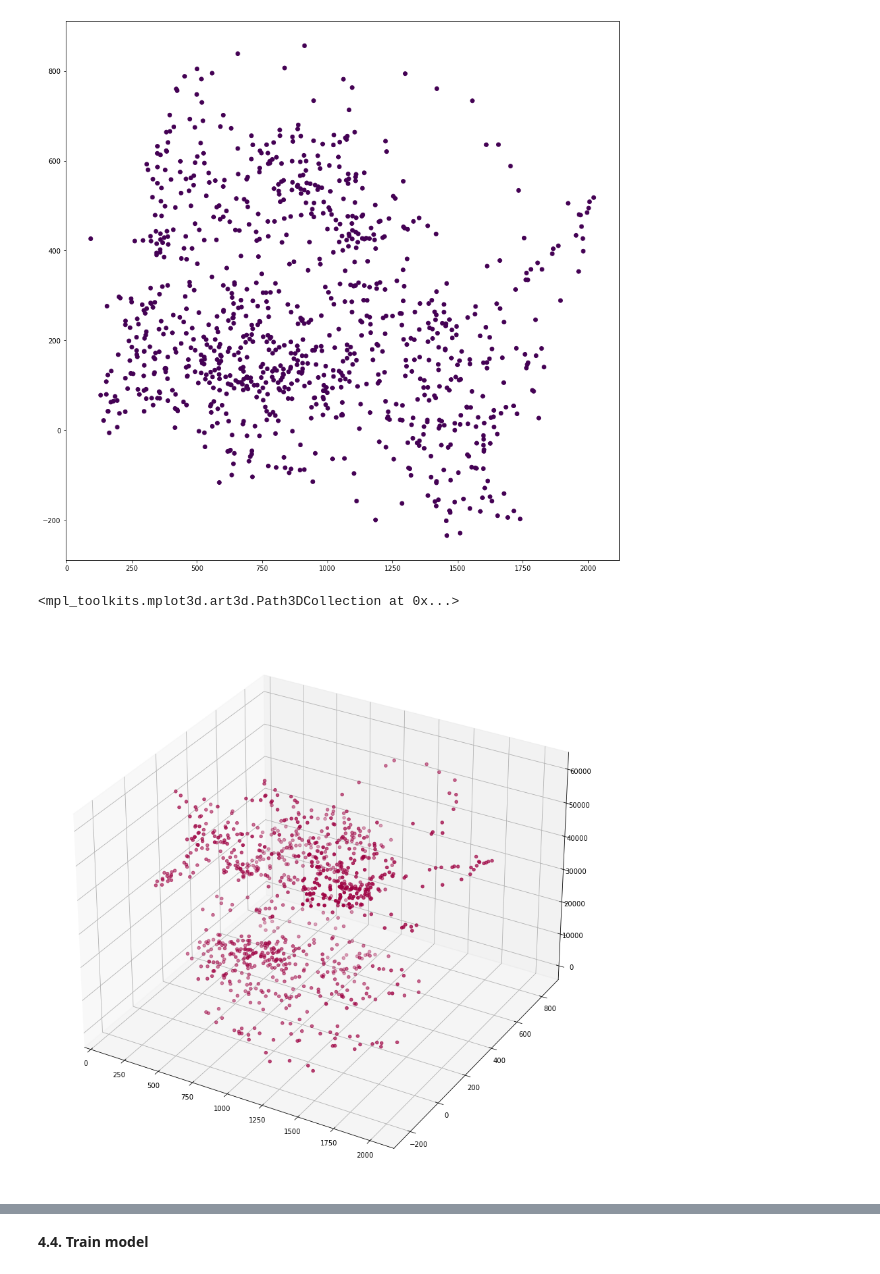
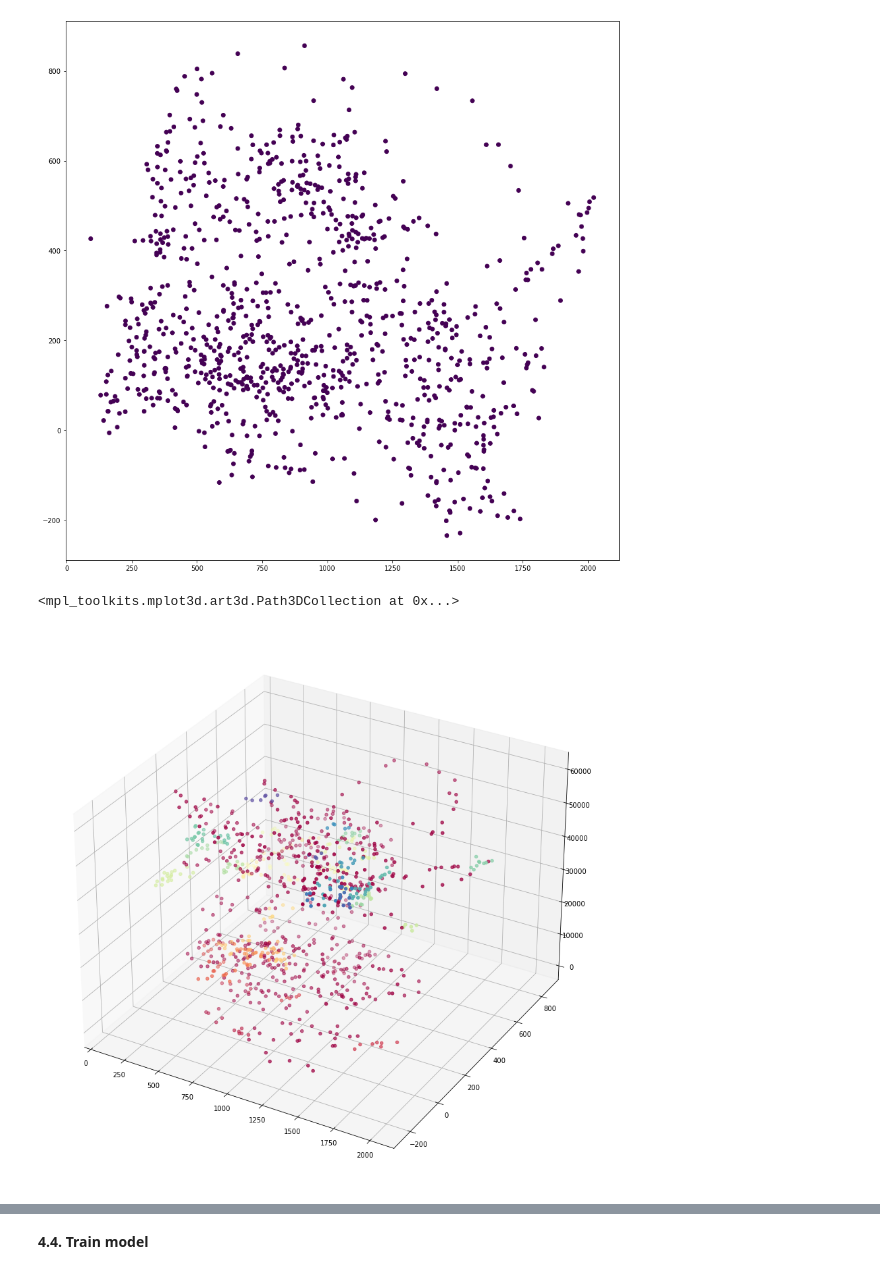
Before and after one commit to Adsata/Fixation-Clustering, a Jupyter notebook: testing/day1_benjamin.ipynb, the cells around one changed output, grey strips where cells are left out. Cells and saved outputs as stored; diff of their text form; code cells hidden in the pictures.

```diff
--- a/testing/day1_benjamin.ipynb
+++ b/testing/day1_benjamin.ipynb
@@ -59,7 +59,7 @@ print(ts2)
 # %%
 session_arrays = []
 for i in range(16):
-    current_df = pandas.DataFrame(data[i]["data"])
+    current_df = pd.DataFrame(data[i]["data"])
     current_df['timestamp'] = current_df['timestamp'].apply(lambda x: x - current_df['timestamp'][0])
     session_arrays.append(current_df.to_numpy())
 for i in session_arrays:
@@ -107,17 +109,17 @@ plt.scatter(X[:,0],X[:,1], c=y_pred)
 <matplotlib.collections.PathCollection at 0x...>
 [figure]
 # %%
-clf_dbscan = DBSCAN(eps=80, min_samples=5, metric='manhattan', algorithm='auto', leaf_size=30, p=2, n_jobs=1)
+clf_dbscan = DBSCAN(eps=150, min_samples=5, metric='euclidean', algorithm='auto', leaf_size=30, p=2, n_jobs=1)
 X = session_arrays[0][:,0:3]
 y_pred = clf_dbscan.fit_predict(X)
 
 #plt.scatter3D(X[:,1],X[:,2],X[:,0], c=y_pred)
 fig = plt.figure(figsize=(15,15))
 ax = fig.add_subplot(111, projection='3d')
 ax.scatter(X[:,1],X[:,2],X[:,0], c=y_pred, cmap=plt.cm.Spectral)
 # %% [output]
 <mpl_toolkits.mplot3d.art3d.Path3DCollection at 0x...>
-[figure, old version]
+[figure, new version]
 # %%
 import matplotlib.pyplot as plt
 from mpl_toolkits.mplot3d import Axes3D
```
Also changed, not shown: parts of 6 cells of this notebook.
